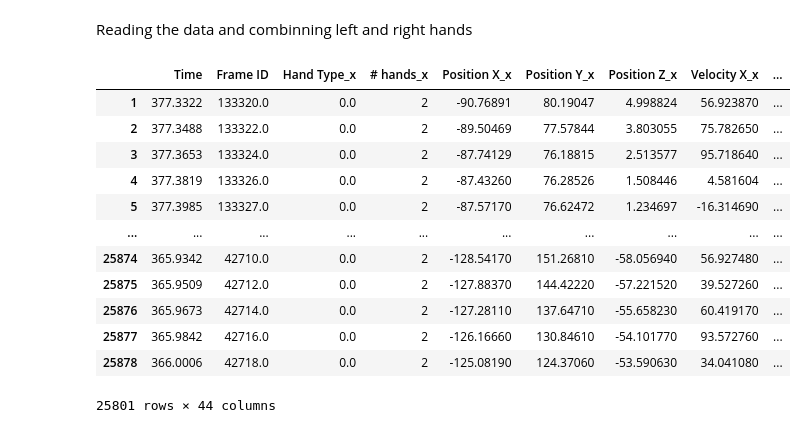
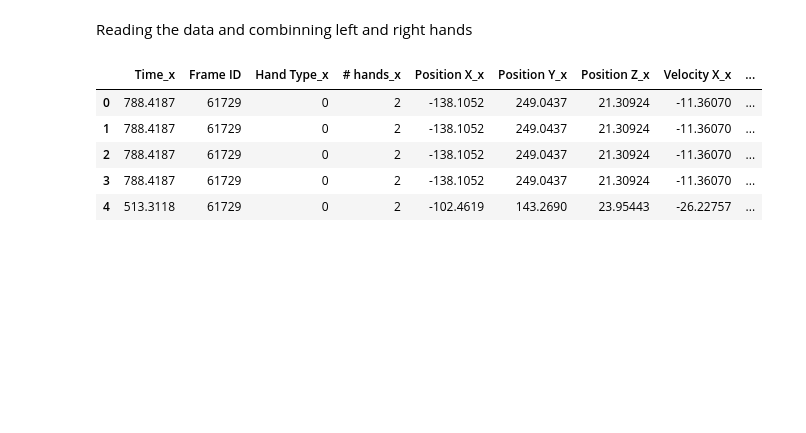
Before and after one commit to YahalomCod/Classifation-Problems, a Jupyter notebook: Hands.ipynb, the cells around one changed output. Drawn from its saved outputs; the diff is of its cells as text; code cells hidden in the pictures; blank space fills up the shorter version.

```diff
--- a/Hands.ipynb
+++ b/Hands.ipynb
@@ -36,39 +38,10 @@ def data_proc(loc):
             tmp = pd.read_csv(dir2[i])
             #dropping first 7 seconds of the data
             tmp.drop(tmp.loc[(tmp['Time'] < tmp['Time'][0]+7)].index, axis = 0, inplace=True)
-            if "Alone" in dir2[i]:
-                tmp['label'] = 0
-            elif "Spontan" in dir2[i]:
+            if "Spontan" in dir2[i]:
                 tmp['label'] = 1
-                #tmp =unite(tmp)
             elif "Sync" in dir2[i]:
                 tmp['label'] = 2
-                #tmp = unite(tmp)
-            #df = df.loc[:,df.culomns.duplicated()]
-            df = (pd.concat([df,tmp]))
+            df = (pd.concat([tmp, df]))
     df[" Hand Type"].replace({"left": 0, "right": 1}, inplace=True)
     return df
-
-def alone(loc):
-    right = pd.read_csv(r"C:\Users\USER\Desktop\קבצים לעבודת גמר\extraFiles/HandRight.csv")
-    right[" Hand Type"].replace({"left": 0, "right": 1}, inplace=True)
-    dire = glob.glob(loc[0] + "/*.csv")
-    tmp = pd.read_csv(dire[0])
-    df = pd.DataFrame(columns = tmp.columns)
-    df['label'] = 0
-    for dir in loc:
-        dir2 = glob.glob(dir + "/*.csv")
-        for i in range(len(dir2)):
-            if "Alone" in dir2[i]:
-                tmp['label'] = 0
-                tmp = pd.read_csv(dir2[i])
-                #dropping first 7 seconds of the data
-                tmp.drop(tmp.loc[(tmp['Time'] < tmp['Time'][0]+7)].index, axis = 0, inplace=True)
-                tmp['label'] = 0
-                tmp[" Hand Type"].replace({"left": 0, "right": 1}, inplace=True)
-                df = (pd.concat([df,tmp]))
-                df = pd.merge(tmp, right,left_index=True, right_index=True, how='outer')
-                #pd.concat([df, df2], axis=1)
-
-    df = df.dropna()
-    return df
@@ -77,26 +78,17 @@ Reading the data and combinning left and right hands
 # %%
 dire = glob.glob(r'C:\Users\USER\Desktop\Training/*')
 not_aln = data_proc(dire)
 
 #deleting the data with one hand
-t = not_aln.loc[(not_aln[' # hands'] == 1)].index
-not_aln.drop(t ,axis = 0, inplace=True)
-left = not_aln.loc[not_aln[' Hand Type'] == 0]
+left = not_aln.loc[not_aln[' Hand Type'] == 0 ]
 right = not_aln.loc[not_aln[' Hand Type'] == 1]
-not_aln = pd.merge(left, right, on=[' Frame ID','Time'], how='outer')
+not_aln = pd.merge(left, right, on=[' Frame ID'], how='inner')
 not_aln = not_aln.dropna()
-not_aln
+not_aln.head()
 # %% [output]
-|  | Time | Frame ID | Hand Type_x | # hands_x | Position X_x | Position Y_x | Position Z_x | Velocity X_x | ... |
-| 1 | 377.3322 | 133320.0 | 0.0 | 2 | -90.76891 | 80.19047 | 4.998824 | 56.923870 | ... |
-| 2 | 377.3488 | 133322.0 | 0.0 | 2 | -89.50469 | 77.57844 | 3.803055 | 75.782650 | ... |
-| 3 | 377.3653 | 133324.0 | 0.0 | 2 | -87.74129 | 76.18815 | 2.513577 | 95.718640 | ... |
-| 4 | 377.3819 | 133326.0 | 0.0 | 2 | -87.43260 | 76.28526 | 1.508446 | 4.581604 | ... |
-| 5 | 377.3985 | 133327.0 | 0.0 | 2 | -87.57170 | 76.62472 | 1.234697 | -16.314690 | ... |
-| ... | ... | ... | ... | ... | ... | ... | ... | ... | ... |
-| 25874 | 365.9342 | 42710.0 | 0.0 | 2 | -128.54170 | 151.26810 | -58.056940 | 56.927480 | ... |
-| 25875 | 365.9509 | 42712.0 | 0.0 | 2 | -127.88370 | 144.42220 | -57.221520 | 39.527260 | ... |
-| 25876 | 365.9673 | 42714.0 | 0.0 | 2 | -127.28110 | 137.64710 | -55.658230 | 60.419170 | ... |
-| 25877 | 365.9842 | 42716.0 | 0.0 | 2 | -126.16660 | 130.84610 | -54.101770 | 93.572760 | ... |
-| 25878 | 366.0006 | 42718.0 | 0.0 | 2 | -125.08190 | 124.37060 | -53.590630 | 34.041080 | ... |
+|  | Time_x | Frame ID | Hand Type_x | # hands_x | Position X_x | Position Y_x | Position Z_x | Velocity X_x | ... |
+| 0 | 788.4187 | 61729 | 0 | 2 | -138.1052 | 249.0437 | 21.30924 | -11.36070 | ... |
+| 1 | 788.4187 | 61729 | 0 | 2 | -138.1052 | 249.0437 | 21.30924 | -11.36070 | ... |
+| 2 | 788.4187 | 61729 | 0 | 2 | -138.1052 | 249.0437 | 21.30924 | -11.36070 | ... |
+| 3 | 788.4187 | 61729 | 0 | 2 | -138.1052 | 249.0437 | 21.30924 | -11.36070 | ... |
+| 4 | 513.3118 | 61729 | 0 | 2 | -102.4619 | 143.2690 | 23.95443 | -26.22757 | ... |
-25801 rows × 44 columns
```
Also changed, not shown: parts of 35 cells of this notebook.
